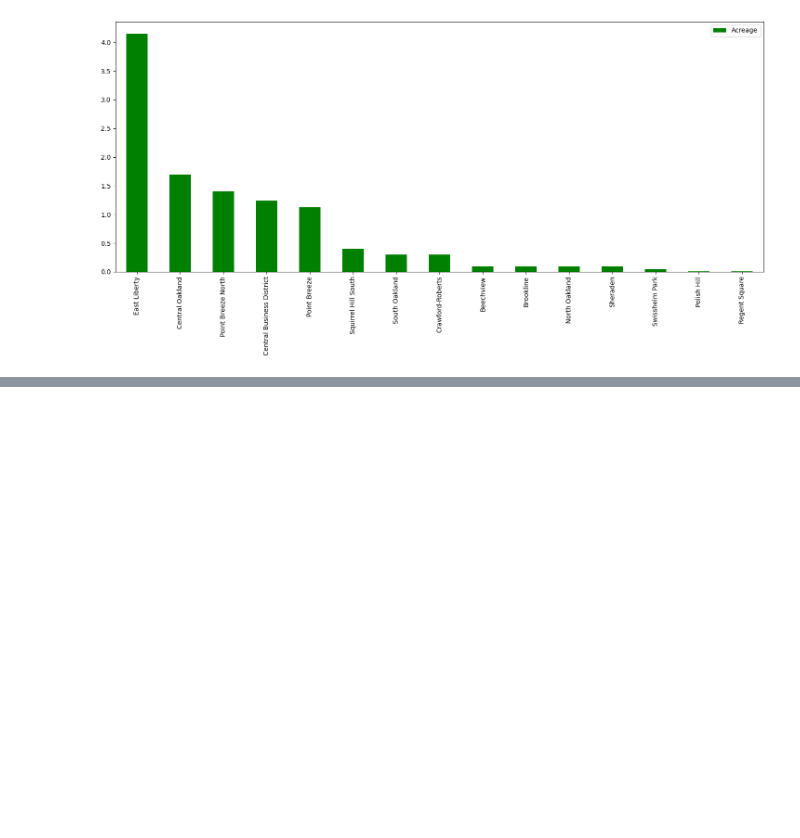
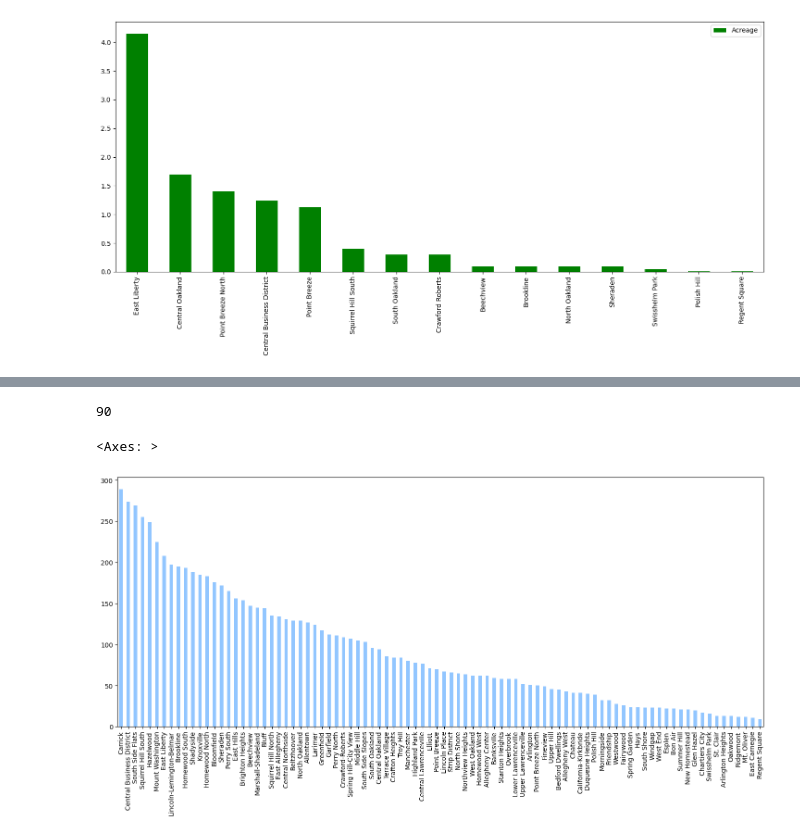
Before and after one commit to XianyuZhao04/CMPINF-0010-FinalProject, a Jupyter notebook: finalNotebook.ipynb, the cells around one changed output, grey strips where cells are left out. Saved outputs shown, nothing was run; the diff lists cells and outputs as text; code cells hidden in the pictures; blank space fills up the shorter version.

Commit message:
Add fire data set into final notebook

```diff
--- a/finalNotebook.ipynb
+++ b/finalNotebook.ipynb
@@ -165,0 +135,18 @@ Crawford-Roberts : 0.7228915662650603
+# %%
+del dict['Mount Oliver Borough']
+len(dict)
+# %% [output]
+90
+# %%
+fire_incidents_neighborhood = pd.DataFrame.from_dict(dict, orient='index', columns=['Frequency'])
+# fire_incidents_neighborhood = panda.DataFrame([dict.keys(), dict.values()]).T
+# fire_incidents_neighborhood.columns= ['Neighborhood', 'Frequency']
+# %%
+fire_incidents_neighborhood.sort_values(by=['Frequency'], ascending=False, inplace=True)
+# %%
+plt.rcParams["figure.figsize"] = (18, 7)
+plt.style.use('seaborn-v0_8-pastel')
+fire_incidents_neighborhood['Frequency'].plot(kind="bar")
+# %% [output]
+<Axes: >
+[figure, added]
```
Also changed, not shown: parts of 35 cells of this notebook.
